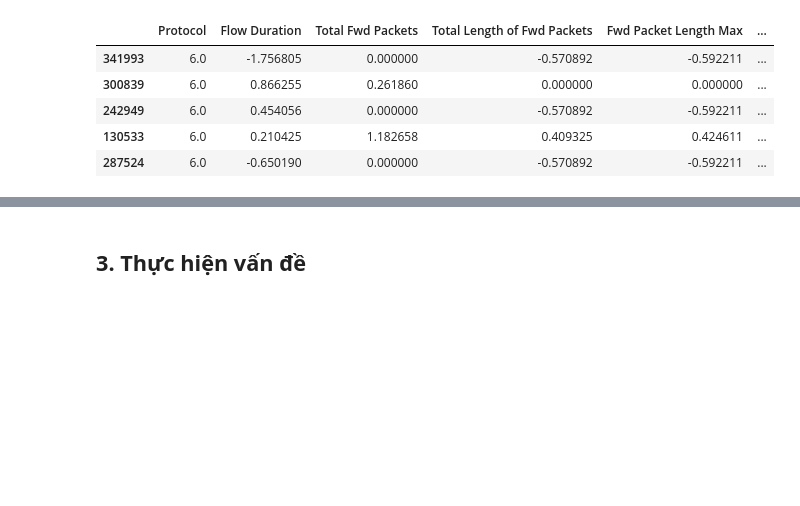
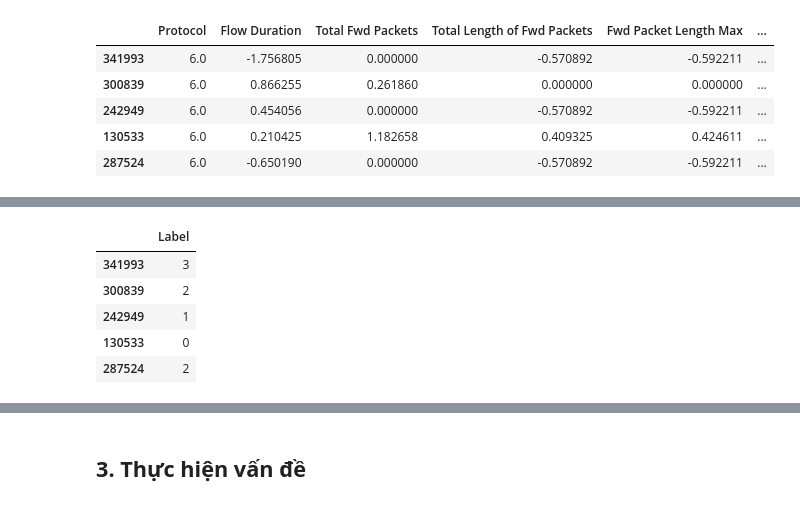
Before and after one commit to VietDQ1904/DataMining-Project-2026, a Jupyter notebook: source/model/model.ipynb, the cells around one changed output, grey strips where cells are left out. Cells and saved outputs as stored; diff of their text form; code cells hidden in the pictures; blank space fills up the shorter version.

Commit message:
Malware Classification: Training models (basic)

```diff
--- a/source/model/model.ipynb
+++ b/source/model/model.ipynb
@@ -36,0 +77,10 @@ x_train.head()
+# %%
+y_train = pd.read_parquet("../data_processed/y_train.parquet")
+y_train.head()
+# %% [output]
+|  | Label |
+| 341993 | 3 |
+| 300839 | 2 |
+| 242949 | 1 |
+| 130533 | 0 |
+| 287524 | 2 |
```
Also changed, not shown: parts of 17 cells of this notebook, 9 other files.
